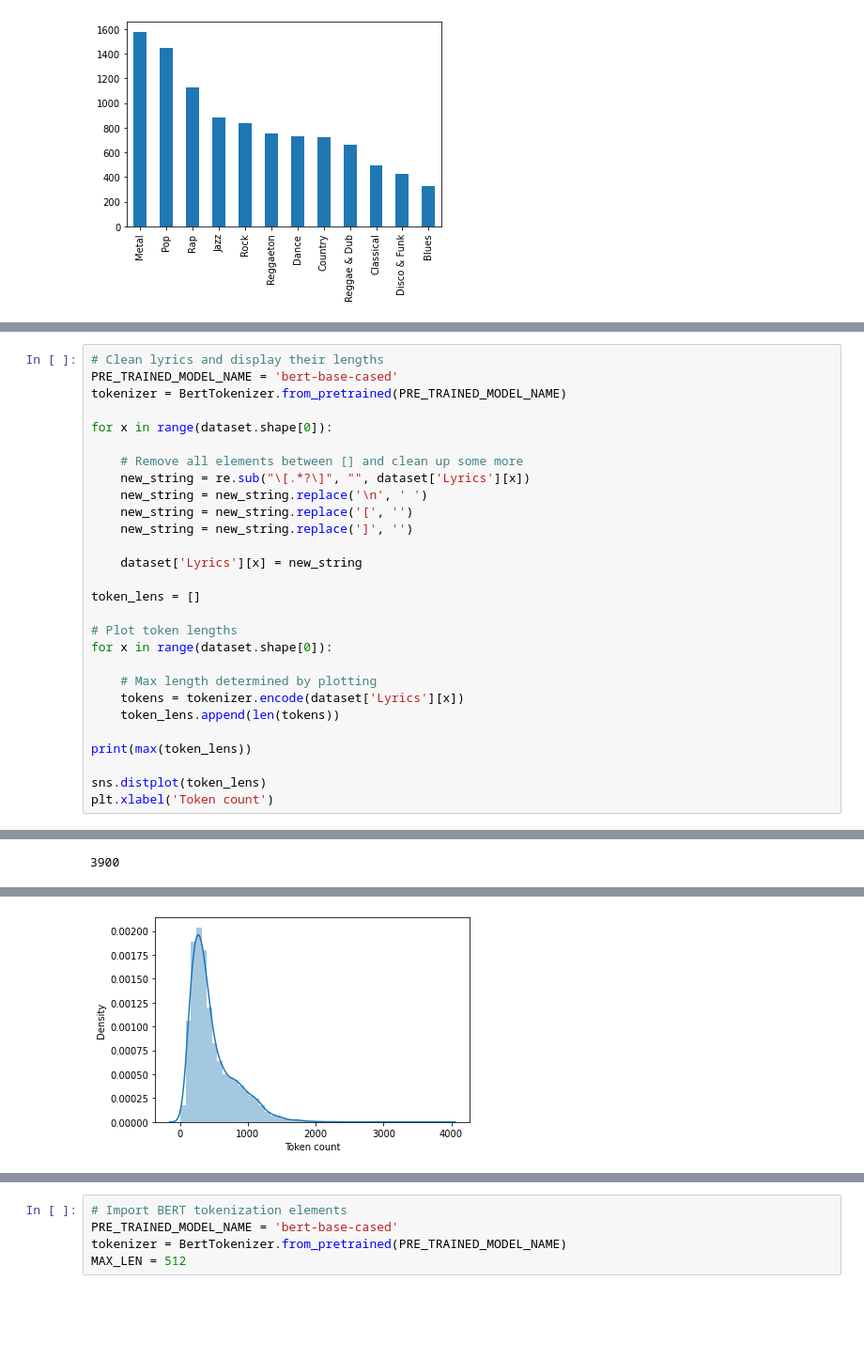
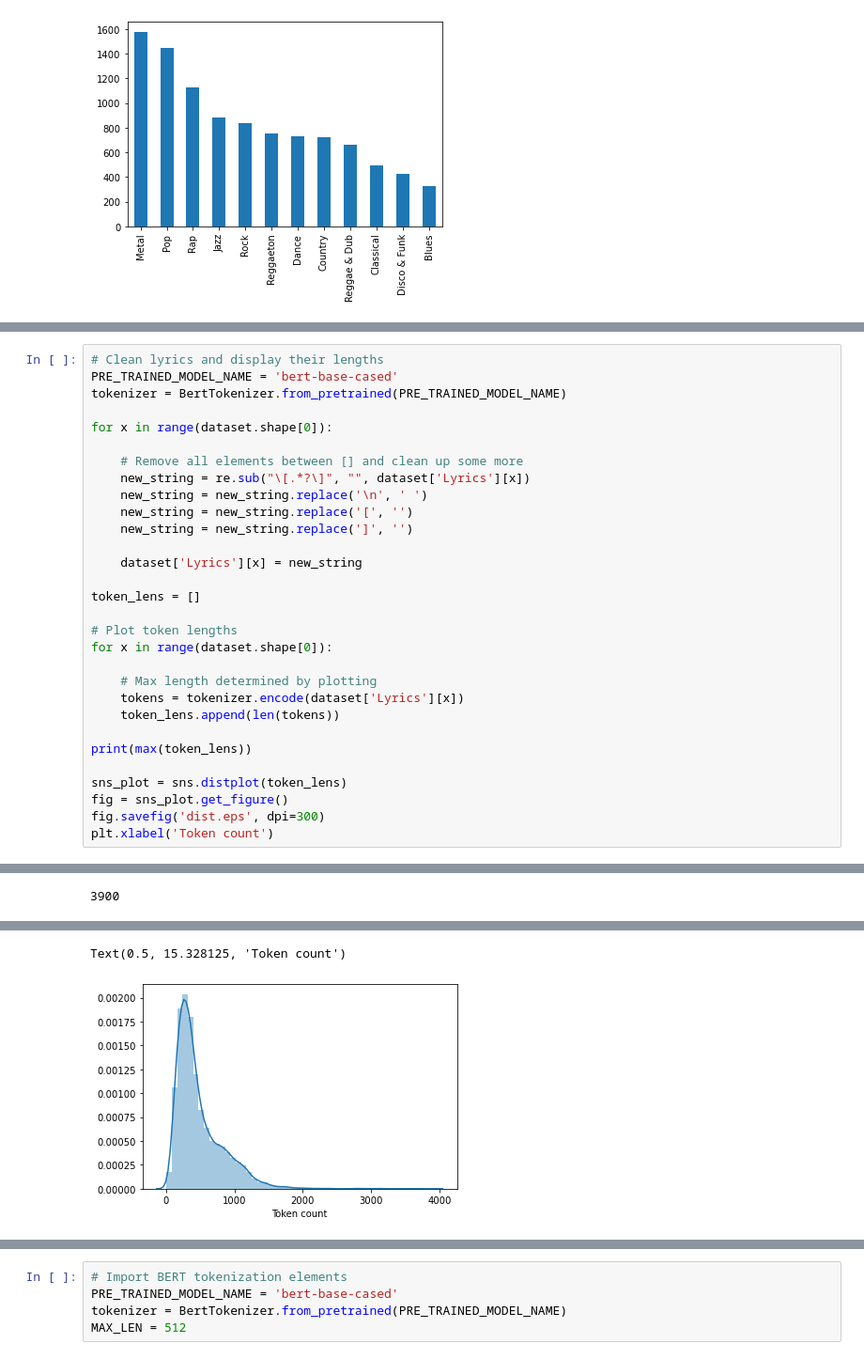
Before and after one commit to d-dawg78/MVA_DL, a Jupyter notebook: Models/BERT.ipynb, the cells around one changed output, grey strips where cells are left out. Shown at 94% size. Drawn from its saved outputs; the diff is of its cells as text; blank space fills up the shorter version.

```diff
--- a/Models/BERT.ipynb
+++ b/Models/BERT.ipynb
@@ -134,6 +133,8 @@ for x in range(dataset.shape[0]):
 
 print(max(token_lens))
 
-sns.distplot(token_lens)
+sns_plot = sns.distplot(token_lens)
+fig = sns_plot.get_figure()
+fig.savefig('dist.eps', dpi=300)
 plt.xlabel('Token count')
 # %% [output]
@@ -159,4 +176,5 @@ Text(0.5, 0, 'Token count')
+Text(0.5, 15.328125, 'Token count')
-[figure, old version]
+[figure, new version]
 # %%
 dataset
 # %% [output]
```
Also changed, not shown: parts of 5 cells of this notebook, 4 other files.
